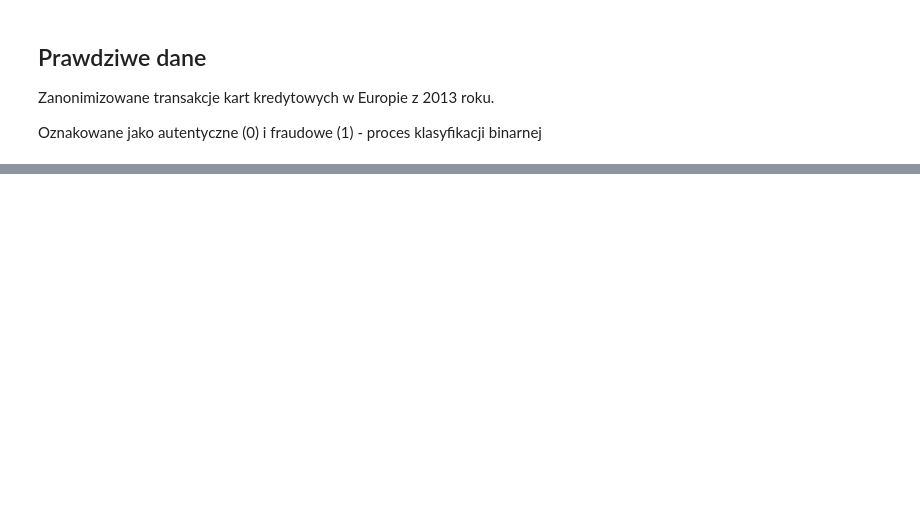
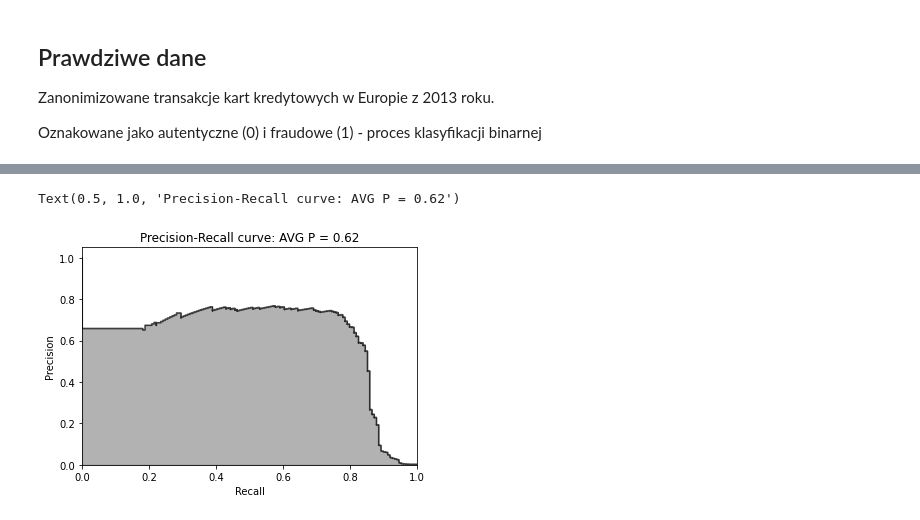
Before and after one commit to sebkaz/fraud-detection, a Jupyter notebook: fraud.ipynb, the cells around one changed output, grey strips where cells are left out. Drawn from its saved outputs; the diff is of its cells as text; code cells hidden in the pictures; blank space fills up the shorter version.

```diff
--- a/fraud.ipynb
+++ b/fraud.ipynb
@@ -269,0 +484,2 @@ sns.heatmap(corr_matrix)
+# %%
+df_st = pd.DataFrame(df_s, columns=zmienneDoStandaryzacji)
@@ -282,3 +533,5 @@ t.get_scorecard()
 t.model_info_
 # %%
 t.html_report('raport.html')
+# %%
+X_train, X_test, y_train, y_test = train_test_split(df_st, target, test_size=0.33, random_state=2022, stratify=target)
@@ -285,3 +549,5 @@ t.html_report('raport.html')
+# %%
+k_fold = StratifiedKFold(n_splits=5, shuffle=True, random_state=2022)
 # %%
 # logistic regresion
 penalty = 'l2' # mniej czułe na elementy odstające ni l1 - realizue stabilniejsze rozwiazanie
@@ -292,3 +558,27 @@ solver = 'liblinear'
 logReg = LogisticRegression(penalty=penalty,
 C=C, class_weight=class_weight, random_state=random_state,
 solver=solver, n_jobs=-1)
+# %%
+trainingScores = []
+cvScores = []
+
+predictionsBasedOnKFolds = pd.DataFrame(data=[], index=y_train.index , columns=[0,1])
+
+model=logReg
+
+for train_index, cv_index in k_fold.split(np.zeros(len(X_train)), y_train.ravel()):
+
+    X_train_fold, X_cv_fold = X_train.iloc[train_index,:], X_train.iloc[cv_index,:]
+    y_train_fold, y_cv_fold = y_train.iloc[train_index], y_train.iloc[cv_index]
+    model.fit(X_train_fold, y_train_fold)
+    loglossTraining = log_loss(y_train_fold, model.predict_proba(X_train_fold)[:,1])
+    trainingScores.append(loglossTraining)
+    predictionsBasedOnKFolds.loc[X_cv_fold.index,:] = model.predict_proba(X_cv_fold)
+    loglossCV = log_loss(y_cv_fold, predictionsBasedOnKFolds.loc[X_cv_fold.index,1])
+    cvScores.append(loglossCV)
+    print('log loss on Train:', loglossTraining)
+    print('CV log loss:' ,loglossCV)
+
+# na calym zestawie uczacym
+loglossLogisticRegression = log_loss(y_train, predictionsBasedOnKFolds.loc[:,1])
+print('Logistic Regression log loss: ', loglossLogisticRegression )
@@ -294,0 +597,17 @@ solver=solver, n_jobs=-1)
+# %%
+preds = pd.concat([y_train, predictionsBasedOnKFolds.loc[:,1]], axis=1)
+preds.columns = ['trueLabel','prediction']
+predictionsBasedOnKFoldsLogRegresion = preds.copy()
+precision, recall, thresholds = precision_recall_curve(preds['trueLabel'],preds['prediction'])
+average_precision = average_precision_score(preds['trueLabel'],preds['prediction'])
+
+plt.step(recall, precision, color='k',alpha=0.7, where='post')
+plt.fill_between(recall, precision, step='post', alpha=0.3, color='k')
+plt.xlabel('Recall')
+plt.ylabel('Precision')
+plt.ylim([0.0,1.05])
+plt.xlim([0.0,1.0])
+plt.title('Precision-Recall curve: AVG P = {0:0.2f}'.format(average_precision))
+# %% [output]
+Text(0.5, 1.0, 'Precision-Recall curve: AVG P = 0.62')
+[figure, added]
```
Also changed, not shown: parts of 50 cells of this notebook, 2 other files.
